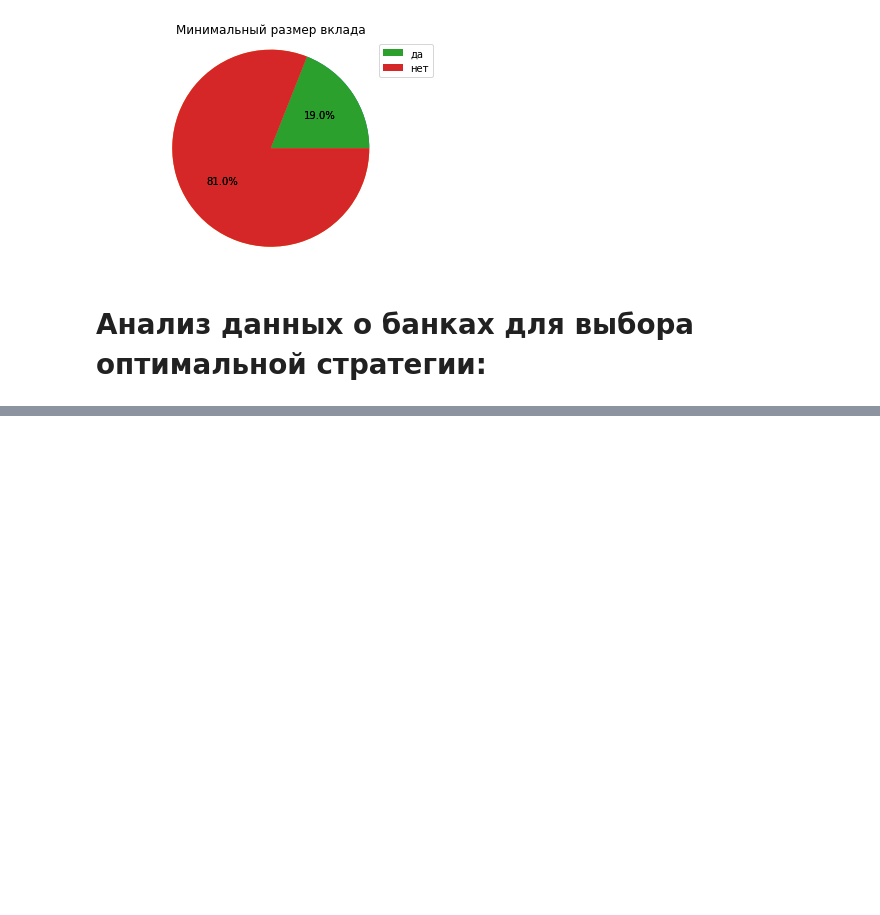
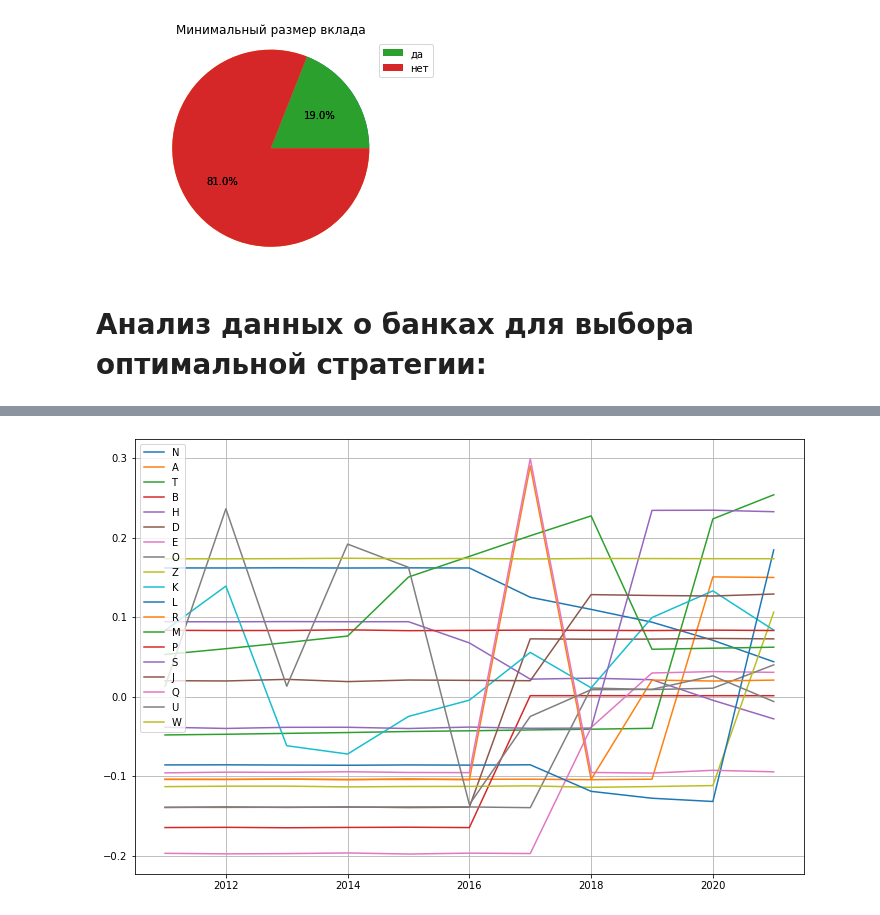
Before and after one commit to belpablo/smth_for_fun, a Jupyter notebook: GPB/GPB_TEST.ipynb, the cells around one changed output, grey strips where cells are left out. Saved outputs shown, nothing was run; the diff lists cells and outputs as text; code cells hidden in the pictures; blank space fills up the shorter version.

```diff
--- a/GPB/GPB_TEST.ipynb
+++ b/GPB/GPB_TEST.ipynb
@@ -163,0 +220,9 @@ for i in sample_arr:
+# %%
+df_grow = df[(df.index % 2 == 1)].reset_index(drop = True)
+df_grow = df_grow.drop([names_arr[i] for i in [1, 13]], axis = 1).drop(19, axis = 0)
+df_grow = df_grow.rename(columns = {df_grow.columns[0]: 'Банк'})
+names_arr = df_grow.columns
+
+for i in range(len(df_grow)):
+    df_grow[names_arr[0]][i] = df_grow[names_arr[0]][i].split()[2]
+df_grow
@@ -163,0 +251,10 @@ for i in sample_arr:
+# %%
+fig = plt.figure(figsize = (12, 8))
+
+for i in range(len(df_grow)):
+    plt.plot(names_arr[1:], df_grow.loc[i][1:], label = df_grow.loc[i][:1][0])
+
+plt.legend(loc = 'best')
+plt.grid()
+# %% [output]
+[figure, added]
```
Also changed, not shown: parts of 4 cells of this notebook.
